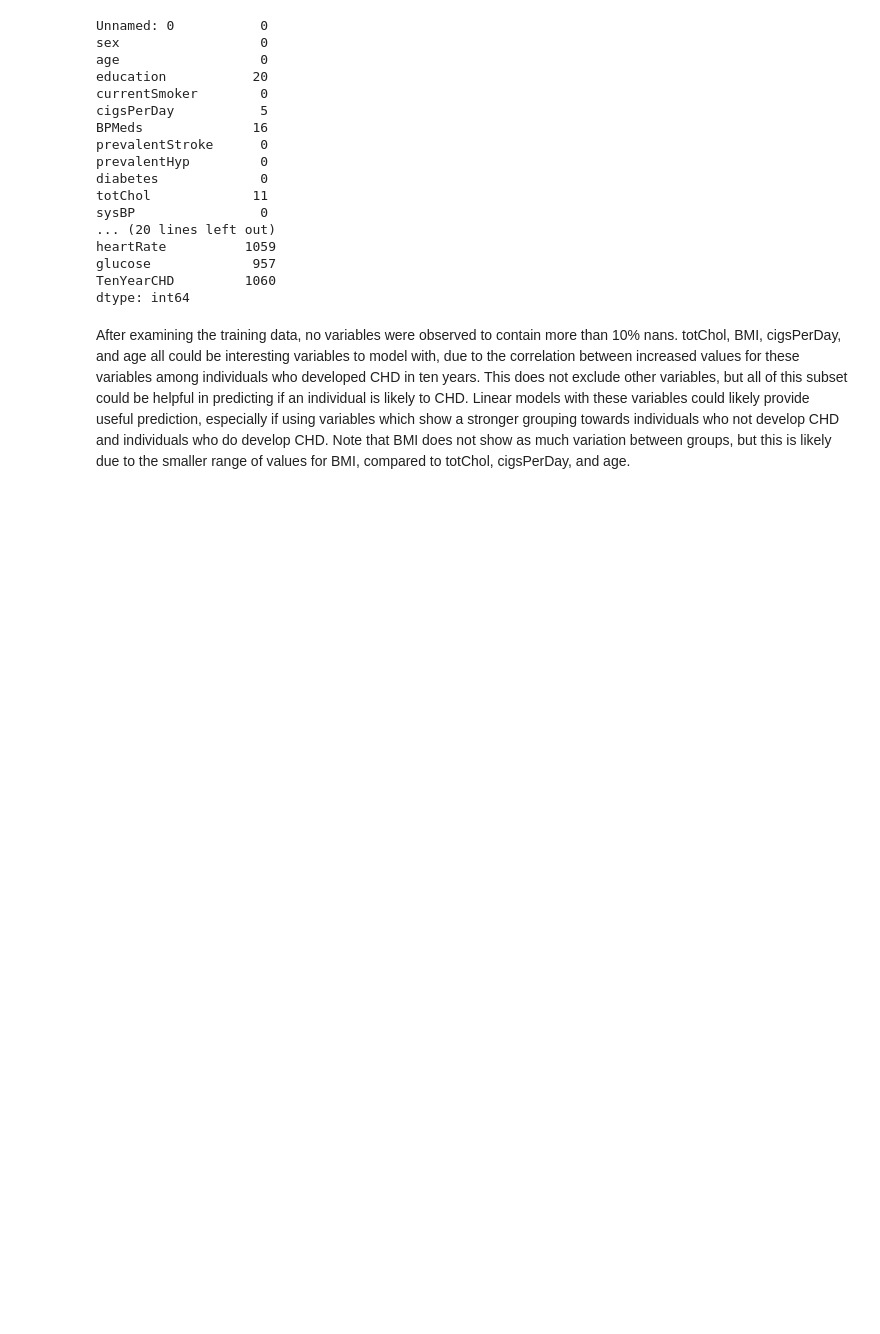
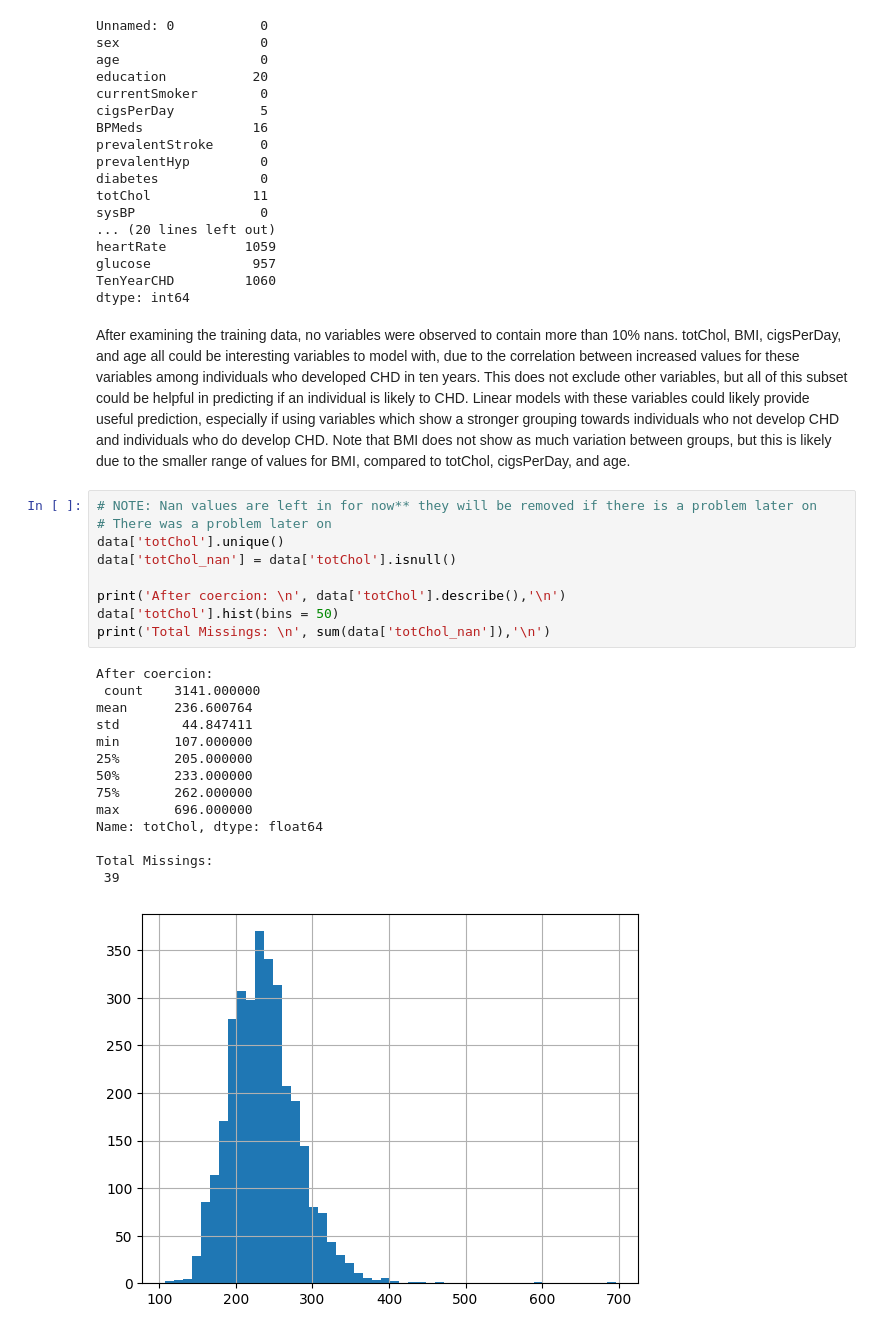
Before and after one commit to vnewsome/project_chd, a Jupyter notebook: ML_project2.ipynb, the cells around one changed output. Saved outputs shown, nothing was run; the diff lists cells and outputs as text; blank space fills up the shorter version.

```diff
--- a/ML_project2.ipynb
+++ b/ML_project2.ipynb
@@ -207,3 +201,27 @@ TenYearCHD         1060
 dtype: int64
 # %% [markdown]
 After examining the training data, no variables were observed to contain more than 10% nans. totChol, BMI, cigsPerDay, and age all could be interesting variables to model with, due to the correlation between increased values for these variables among individuals who developed CHD in ten years. This does not exclude other variables, but all of this subset could be helpful in predicting if an individual is likely to CHD. Linear models with these variables could likely provide useful prediction, especially if using variables which show a stronger grouping towards individuals who not develop CHD and individuals who do develop CHD. Note that BMI does not show as much variation between groups, but this is likely due to the smaller range of values for BMI, compared to totChol, cigsPerDay, and age.
+# %%
+# NOTE: Nan values are left in for now** they will be removed if there is a problem later on
+# There was a problem later on
+data['totChol'].unique()
+data['totChol_nan'] = data['totChol'].isnull()
+
+print('After coercion: \n', data['totChol'].describe(),'\n')
+data['totChol'].hist(bins = 50)
+print('Total Missings: \n', sum(data['totChol_nan']),'\n')
+# %% [output]
+After coercion:
+ count    3141.000000
+mean      236.600764
+std        44.847411
+min       107.000000
+25%       205.000000
+50%       233.000000
+75%       262.000000
+max       696.000000
+Name: totChol, dtype: float64
+
+Total Missings:
+ 39
+[figure, added]
```
Also changed, not shown: parts of 9 cells of this notebook.
